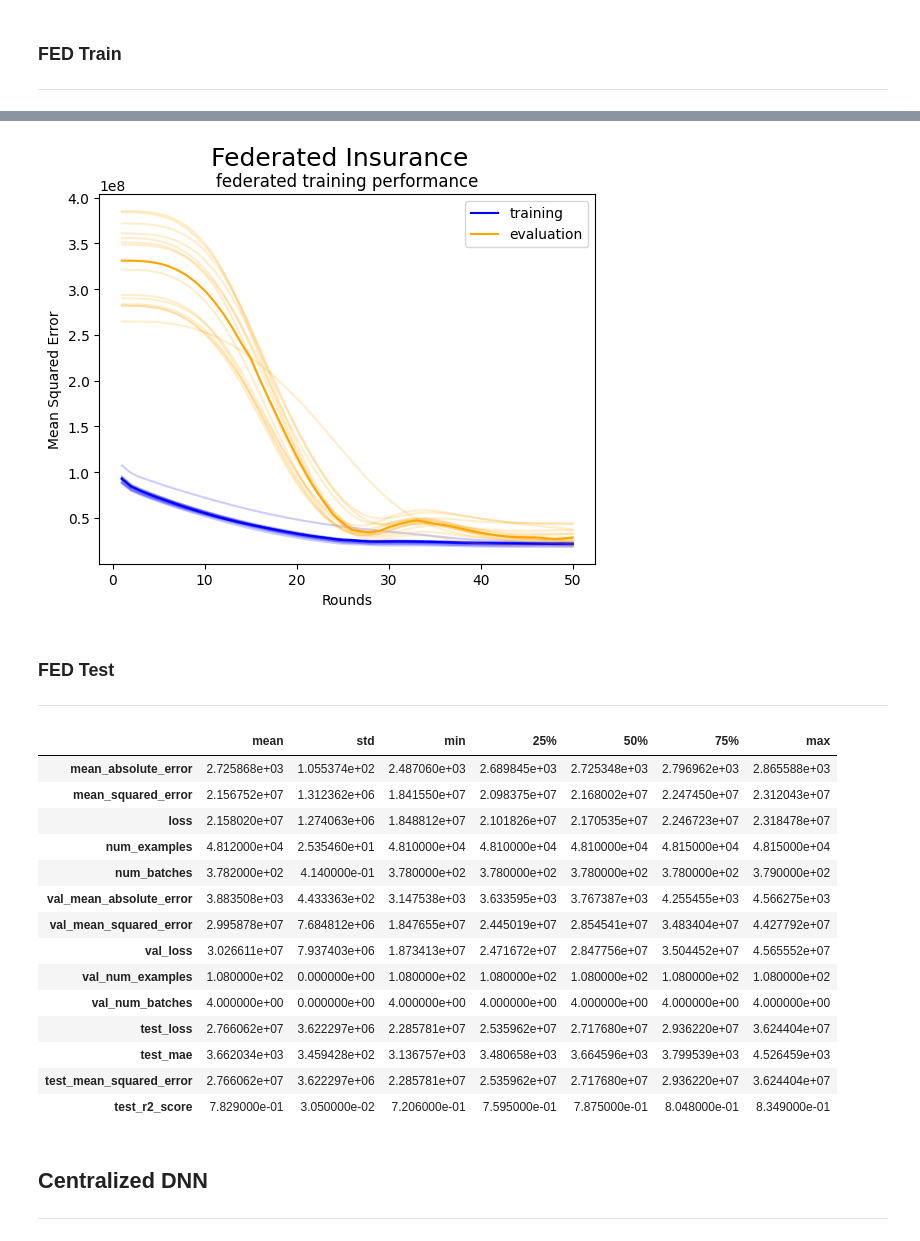
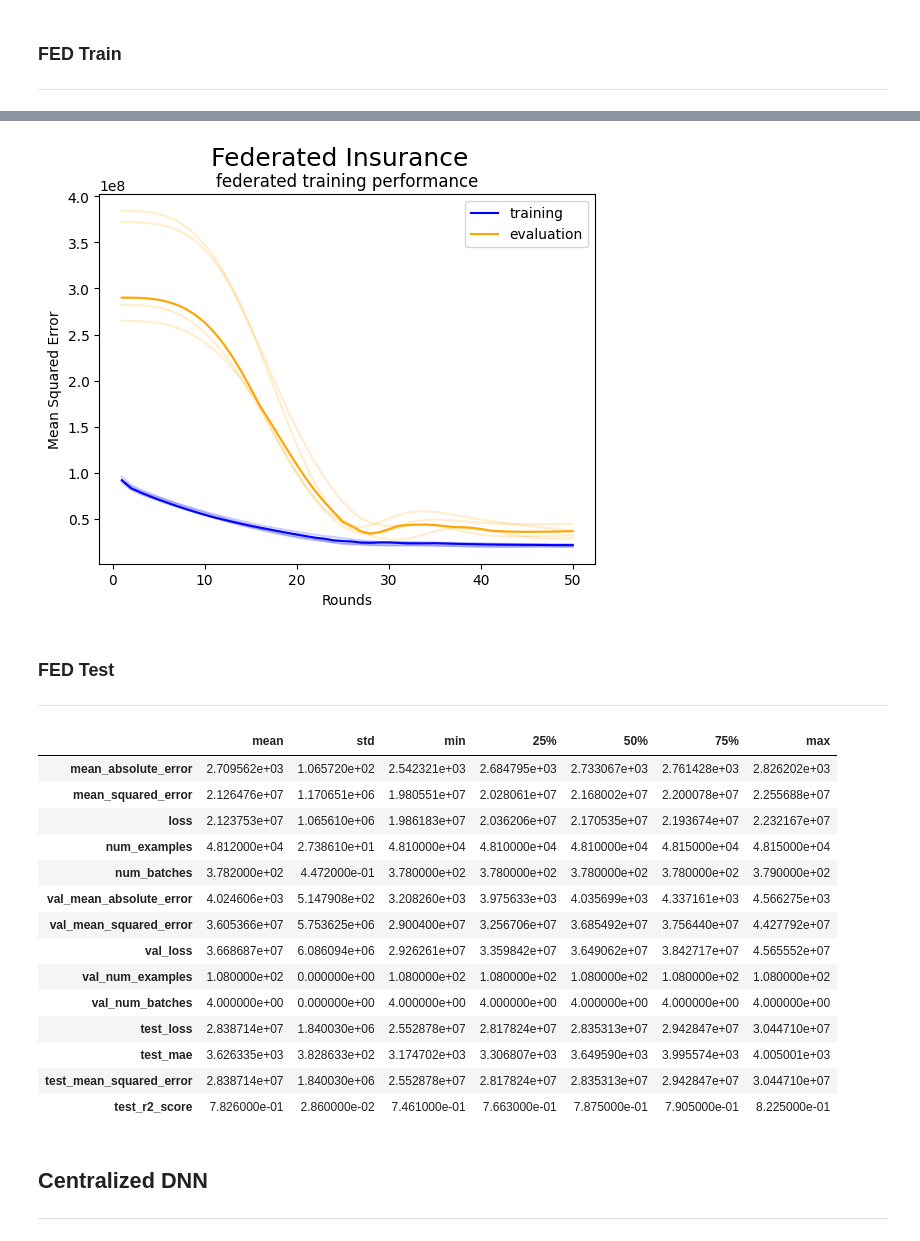
Before and after one commit to Olhaau/fl-official-statistics-addon, a Jupyter notebook: _dev/99d_insurance_federated_wrapup_fix.ipynb, the cells around one changed output, grey strips where cells are left out. Saved outputs shown, nothing was run; the diff lists cells and outputs as text; code cells hidden in the pictures.

```diff
--- a/_dev/99d_insurance_federated_wrapup_fix.ipynb
+++ b/_dev/99d_insurance_federated_wrapup_fix.ipynb
@@ -151,7 +151,7 @@ df.loc[:, [target] + features].head(3)
 # create evaluation splits
 # ========================
 
-nreps, nfolds = 3, 5
+nreps, nfolds = 1, 5
 evaluation = RepeatedStratifiedKFold(n_splits = nfolds, n_repeats = nreps, random_state = 42)
 
 #client_splits = [list(rsmp.split(data)) for data in clients]
@@ -349,7 +349,7 @@ plt.legend()
 plt.savefig(experiment_path + 'results/training_performance_mse.png')
 plt.show()
 # %% [output]
-[figure, old version]
+[figure, new version]
 # %% [markdown]
 ### FED Test
 ---
@@ -377,31 +377,31 @@ for train, test in tqdm.tqdm(list(evaluation.split(df, df.region))):
 # %%
 # show test results
 # =================
 table2 = pd.DataFrame(results_fed_test)
 table2 = table2.set_axis(['test_'+ col for col in table2.columns], axis = 1)
 
 table2.describe()[1:].to_csv(experiment_path + "results/performance_test_overview.csv", sep = ";")
-table_all = pd.concat([table, table2], axis = 1)
-table_all.describe()[1:].to_csv(experiment_path + "results/performance_overview.csv", sep = ";")
-table_all.to_csv(experiment_path + "results/performance.csv", sep = ";")
+table_all_fed = pd.concat([table, table2], axis = 1)
+table_all_fed.describe()[1:].to_csv(experiment_path + "results/performance_overview.csv", sep = ";")
+table_all_fed.to_csv(experiment_path + "results/performance.csv", sep = ";")
 
-table_all.describe()[1:].transpose().round(4)
+table_all_fed.describe()[1:].transpose().round(4)
 # %% [output]
 |  | mean | std | min | 25% | 50% | 75% | max |
-| mean_absolute_error | 2.725868e+03 | 1.055374e+02 | 2.487060e+03 | 2.689845e+03 | 2.725348e+03 | 2.796962e+03 | 2.865588e+03 |
-| mean_squared_error | 2.156752e+07 | 1.312362e+06 | 1.841550e+07 | 2.098375e+07 | 2.168002e+07 | 2.247450e+07 | 2.312043e+07 |
-| loss | 2.158020e+07 | 1.274063e+06 | 1.848812e+07 | 2.101826e+07 | 2.170535e+07 | 2.246723e+07 | 2.318478e+07 |
-| num_examples | 4.812000e+04 | 2.535460e+01 | 4.810000e+04 | 4.810000e+04 | 4.810000e+04 | 4.815000e+04 | 4.815000e+04 |
-| num_batches | 3.782000e+02 | 4.140000e-01 | 3.780000e+02 | 3.780000e+02 | 3.780000e+02 | 3.780000e+02 | 3.790000e+02 |
-| val_mean_absolute_error | 3.883508e+03 | 4.433363e+02 | 3.147538e+03 | 3.633595e+03 | 3.767387e+03 | 4.255455e+03 | 4.566275e+03 |
-| val_mean_squared_error | 2.995878e+07 | 7.684812e+06 | 1.847655e+07 | 2.445019e+07 | 2.854541e+07 | 3.483404e+07 | 4.427792e+07 |
-| val_loss | 3.026611e+07 | 7.937403e+06 | 1.873413e+07 | 2.471672e+07 | 2.847756e+07 | 3.504452e+07 | 4.565552e+07 |
+| mean_absolute_error | 2.709562e+03 | 1.065720e+02 | 2.542321e+03 | 2.684795e+03 | 2.733067e+03 | 2.761428e+03 | 2.826202e+03 |
+| mean_squared_error | 2.126476e+07 | 1.170651e+06 | 1.980551e+07 | 2.028061e+07 | 2.168002e+07 | 2.200078e+07 | 2.255688e+07 |
+| loss | 2.123753e+07 | 1.065610e+06 | 1.986183e+07 | 2.036206e+07 | 2.170535e+07 | 2.193674e+07 | 2.232167e+07 |
+| num_examples | 4.812000e+04 | 2.738610e+01 | 4.810000e+04 | 4.810000e+04 | 4.810000e+04 | 4.815000e+04 | 4.815000e+04 |
+| num_batches | 3.782000e+02 | 4.472000e-01 | 3.780000e+02 | 3.780000e+02 | 3.780000e+02 | 3.780000e+02 | 3.790000e+02 |
+| val_mean_absolute_error | 4.024606e+03 | 5.147908e+02 | 3.208260e+03 | 3.975633e+03 | 4.035699e+03 | 4.337161e+03 | 4.566275e+03 |
+| val_mean_squared_error | 3.605366e+07 | 5.753625e+06 | 2.900400e+07 | 3.256706e+07 | 3.685492e+07 | 3.756440e+07 | 4.427792e+07 |
+| val_loss | 3.668687e+07 | 6.086094e+06 | 2.926261e+07 | 3.359842e+07 | 3.649062e+07 | 3.842717e+07 | 4.565552e+07 |
 | val_num_examples | 1.080000e+02 | 0.000000e+00 | 1.080000e+02 | 1.080000e+02 | 1.080000e+02 | 1.080000e+02 | 1.080000e+02 |
 | val_num_batches | 4.000000e+00 | 0.000000e+00 | 4.000000e+00 | 4.000000e+00 | 4.000000e+00 | 4.000000e+00 | 4.000000e+00 |
-| test_loss | 2.766062e+07 | 3.622297e+06 | 2.285781e+07 | 2.535962e+07 | 2.717680e+07 | 2.936220e+07 | 3.624404e+07 |
-| test_mae | 3.662034e+03 | 3.459428e+02 | 3.136757e+03 | 3.480658e+03 | 3.664596e+03 | 3.799539e+03 | 4.526459e+03 |
-| test_mean_squared_error | 2.766062e+07 | 3.622297e+06 | 2.285781e+07 | 2.535962e+07 | 2.717680e+07 | 2.936220e+07 | 3.624404e+07 |
-| test_r2_score | 7.829000e-01 | 3.050000e-02 | 7.206000e-01 | 7.595000e-01 | 7.875000e-01 | 8.048000e-01 | 8.349000e-01 |
+| test_loss | 2.838714e+07 | 1.840030e+06 | 2.552878e+07 | 2.817824e+07 | 2.835313e+07 | 2.942847e+07 | 3.044710e+07 |
+| test_mae | 3.626335e+03 | 3.828633e+02 | 3.174702e+03 | 3.306807e+03 | 3.649590e+03 | 3.995574e+03 | 4.005001e+03 |
+| test_mean_squared_error | 2.838714e+07 | 1.840030e+06 | 2.552878e+07 | 2.817824e+07 | 2.835313e+07 | 2.942847e+07 | 3.044710e+07 |
+| test_r2_score | 7.826000e-01 | 2.860000e-02 | 7.461000e-01 | 7.663000e-01 | 7.875000e-01 | 7.905000e-01 | 8.225000e-01 |
 # %% [markdown]
 ## Centralized DNN
 ---
```
Also changed, not shown: parts of 11 cells of this notebook, 28 other files.
